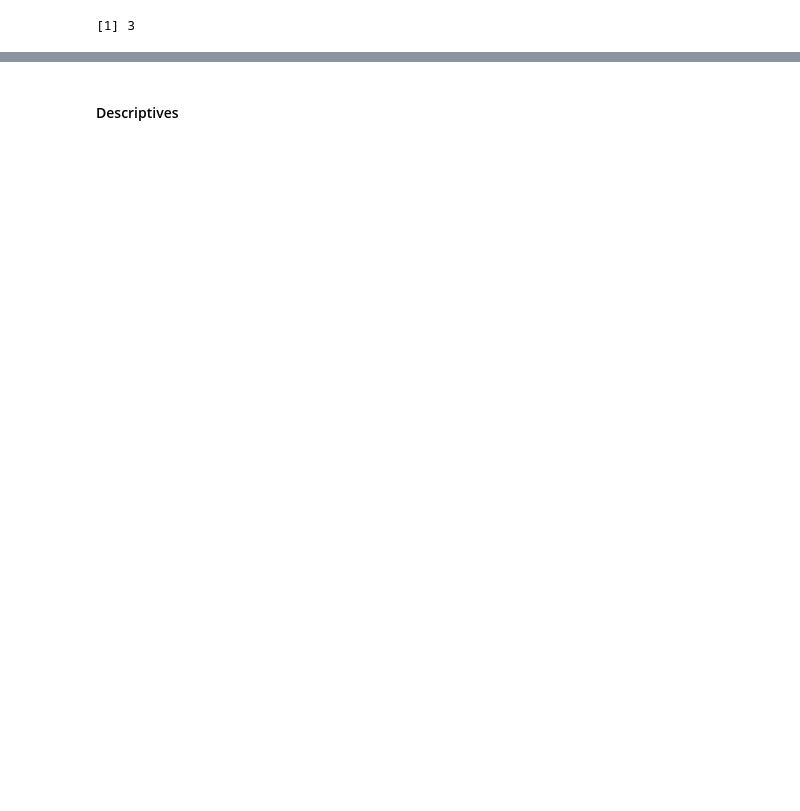
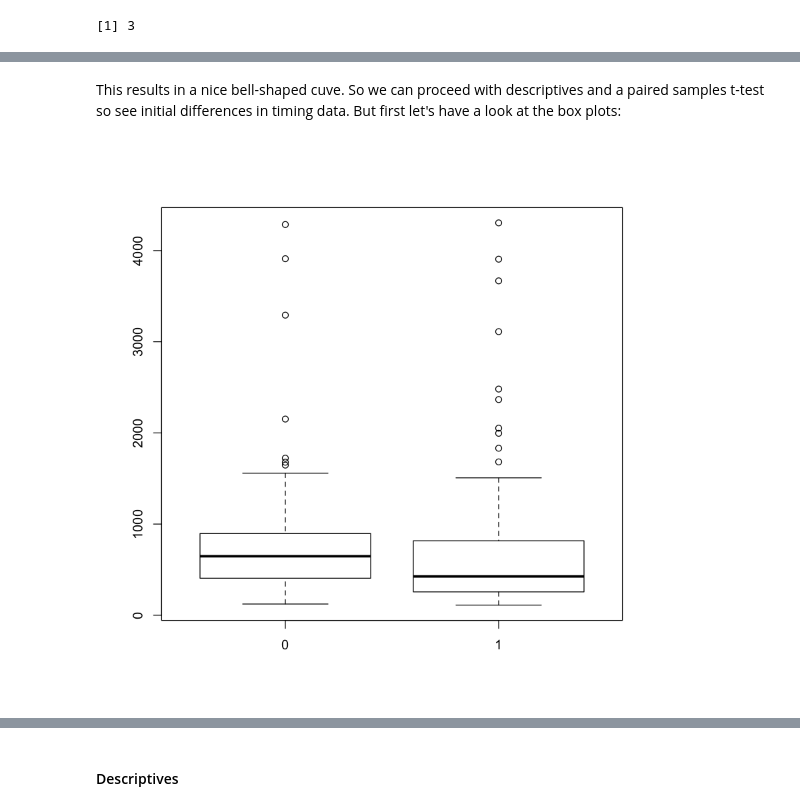
Before and after one commit to h21k/RRUX, a Jupyter notebook: Analysis.ipynb, the cells around one changed output, grey strips where cells are left out. Drawn from its saved outputs; the diff is of its cells as text; code cells hidden in the pictures; blank space fills up the shorter version.

```diff
--- a/Analysis.ipynb
+++ b/Analysis.ipynb
@@ -73,0 +102,6 @@ head(data)
+# %% [markdown]
+This results in a nice bell-shaped cuve. So we can proceed with descriptives and a paired samples t-test so see initial differences in timing data. But first let's have a look at the box plots:
+# %%
+boxplot(data$Time~data$Condition)
+# %% [output]
+[figure, added]
```
Also changed, not shown: parts of 94 cells of this notebook, 3 other files.
